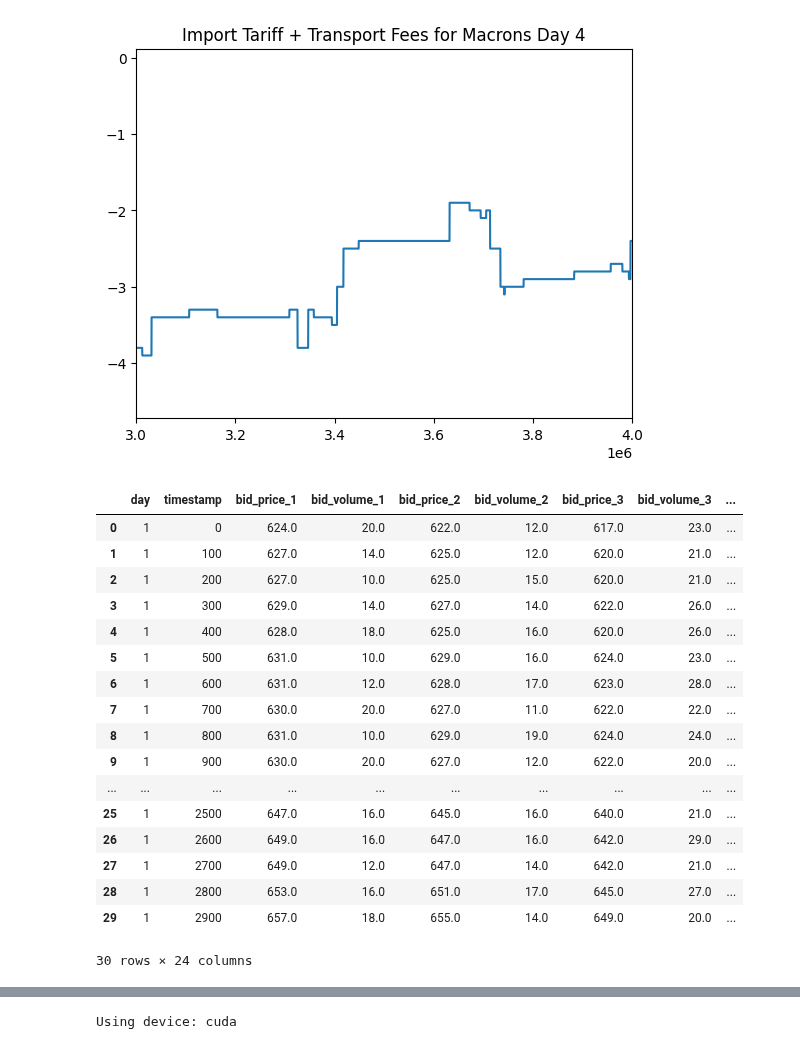
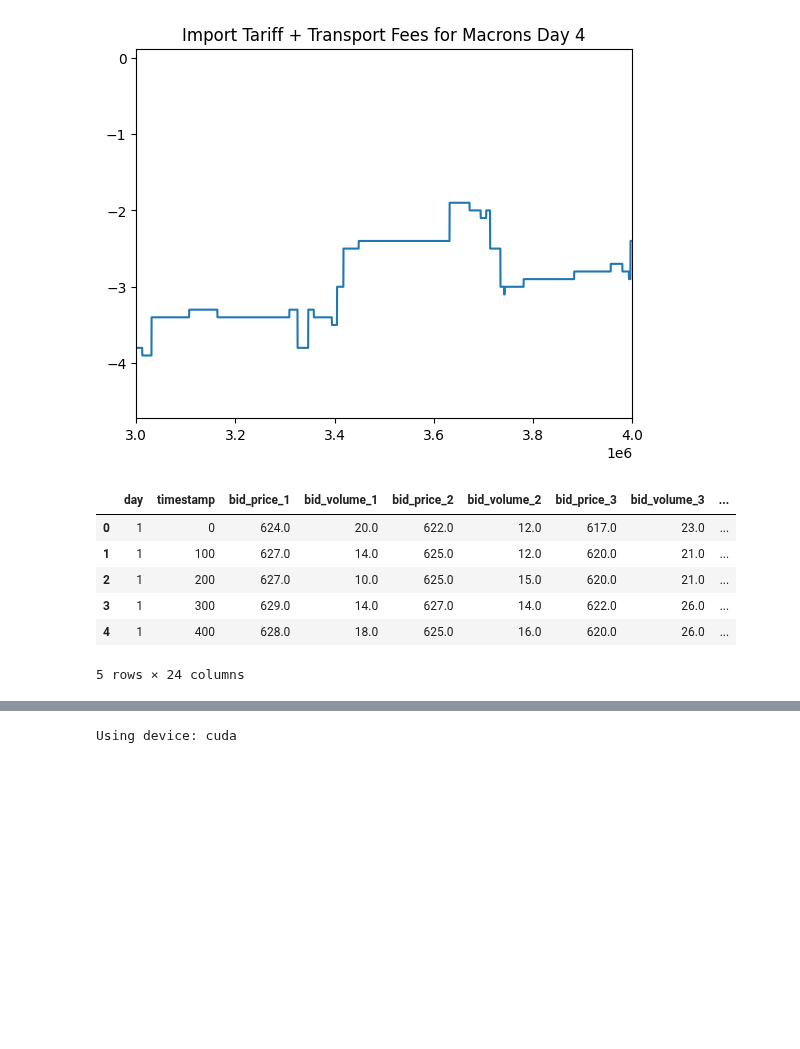
Before and after one commit to chrispyroberts/imc-prosperity-3, a Jupyter notebook: ROUND 4 chris analysis/round 4 analysis.ipynb, the cells around one changed output, grey strips where cells are left out. Drawn from its saved outputs; the diff is of its cells as text; code cells hidden in the pictures; blank space fills up the shorter version.

```diff
--- a/ROUND 4 chris analysis/round 4 analysis.ipynb
+++ b/ROUND 4 chris analysis/round 4 analysis.ipynb
@@ -76,34 +76,23 @@ plt.xlim(3e6, 4e6)
 # %%
 # merge on timestamp
 prices['timestamp'] = prices['timestamp'].astype(int)
 obs['timestamp'] = obs['timestamp'].astype(int)
 
 merged = pd.merge(prices, obs, on='timestamp', how='inner')
 merged.head()
 
 merged = merged[merged['product'] == 'MAGNIFICENT_MACARONS']
 
 
 # drop product column
 merged = merged.drop(columns=['product'])
 
-merged.head(30)
+merged.head(5)
 # %% [output]
 |  | day | timestamp | bid_price_1 | bid_volume_1 | bid_price_2 | bid_volume_2 | bid_price_3 | bid_volume_3 | ... |
 | 0 | 1 | 0 | 624.0 | 20.0 | 622.0 | 12.0 | 617.0 | 23.0 | ... |
 | 1 | 1 | 100 | 627.0 | 14.0 | 625.0 | 12.0 | 620.0 | 21.0 | ... |
 | 2 | 1 | 200 | 627.0 | 10.0 | 625.0 | 15.0 | 620.0 | 21.0 | ... |
 | 3 | 1 | 300 | 629.0 | 14.0 | 627.0 | 14.0 | 622.0 | 26.0 | ... |
 | 4 | 1 | 400 | 628.0 | 18.0 | 625.0 | 16.0 | 620.0 | 26.0 | ... |
-| 5 | 1 | 500 | 631.0 | 10.0 | 629.0 | 16.0 | 624.0 | 23.0 | ... |
-| 6 | 1 | 600 | 631.0 | 12.0 | 628.0 | 17.0 | 623.0 | 28.0 | ... |
-| 7 | 1 | 700 | 630.0 | 20.0 | 627.0 | 11.0 | 622.0 | 22.0 | ... |
-| 8 | 1 | 800 | 631.0 | 10.0 | 629.0 | 19.0 | 624.0 | 24.0 | ... |
-| 9 | 1 | 900 | 630.0 | 20.0 | 627.0 | 12.0 | 622.0 | 20.0 | ... |
-| ... | ... | ... | ... | ... | ... | ... | ... | ... | ... |
-| 25 | 1 | 2500 | 647.0 | 16.0 | 645.0 | 16.0 | 640.0 | 21.0 | ... |
-| 26 | 1 | 2600 | 649.0 | 16.0 | 647.0 | 16.0 | 642.0 | 29.0 | ... |
-| 27 | 1 | 2700 | 649.0 | 12.0 | 647.0 | 14.0 | 642.0 | 21.0 | ... |
-| 28 | 1 | 2800 | 653.0 | 16.0 | 651.0 | 17.0 | 645.0 | 27.0 | ... |
-| 29 | 1 | 2900 | 657.0 | 18.0 | 655.0 | 14.0 | 649.0 | 20.0 | ... |
-30 rows × 24 columns
+5 rows × 24 columns
```
Also changed, not shown: parts of 14 cells of this notebook, 3 other files.
